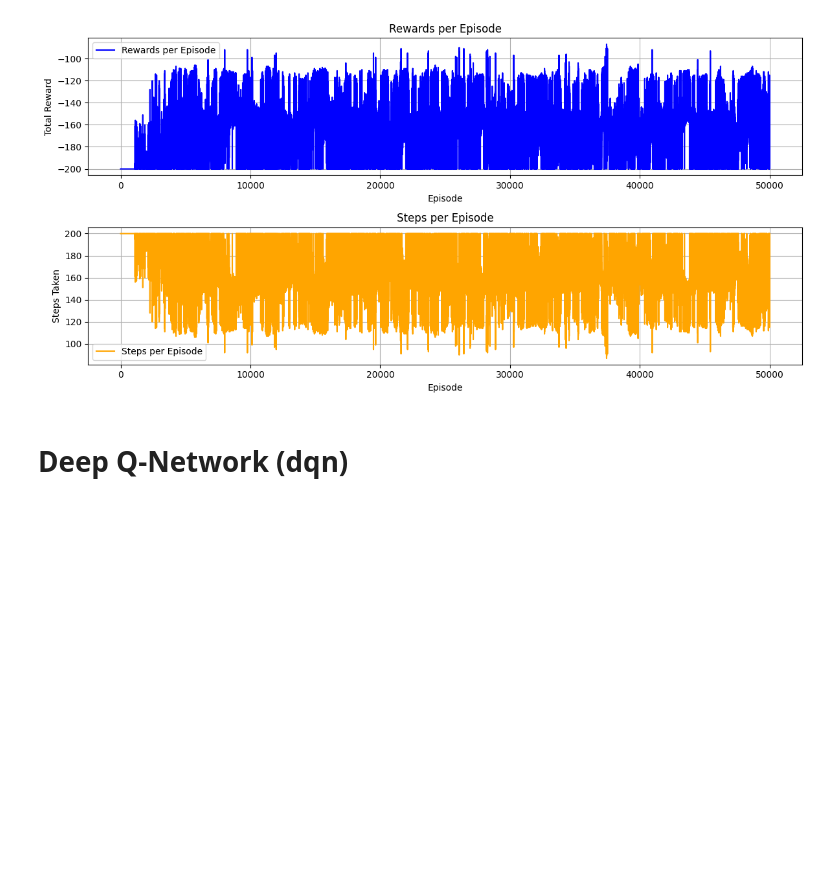
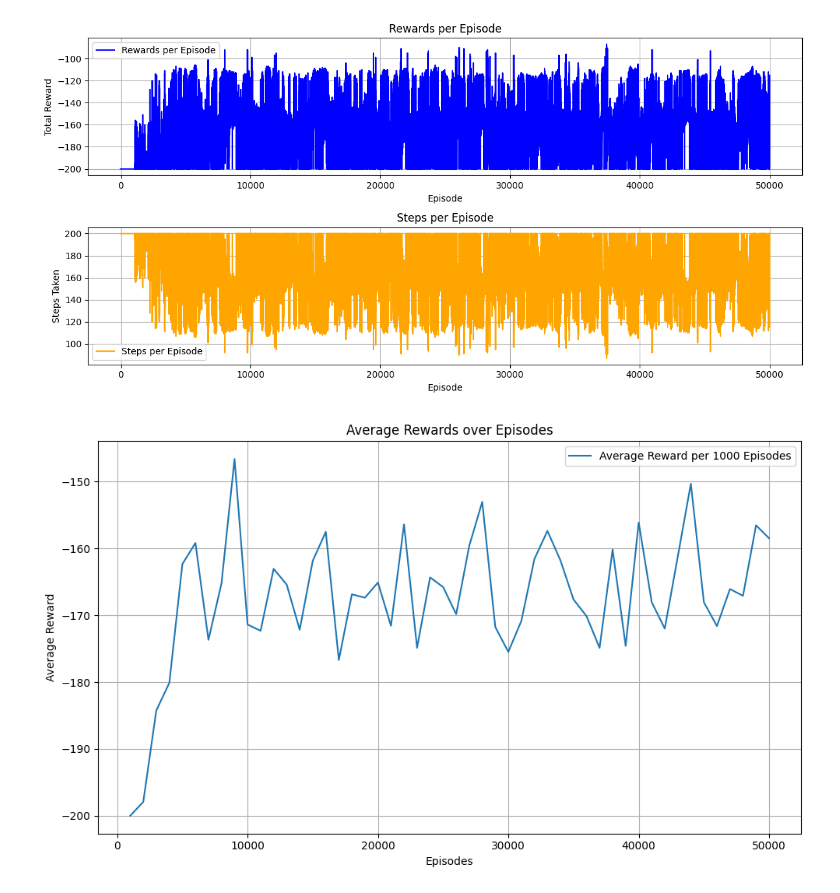
Before and after one commit to Hugana/AAA-P2, a Jupyter notebook: P2.ipynb, the cells around one changed output. Cells and saved outputs as stored; diff of their text form; code cells hidden in the pictures; blank space fills up the shorter version.

```diff
--- a/P2.ipynb
+++ b/P2.ipynb
@@ -338,6 +338,32 @@ plt.tight_layout()
 plt.show()
 # %% [output]
 [figure]
+# %%
+# Use your actual data
+episode_rewards_best_average = all_results[max_avg_reward_index]["episode_rewards"]
+
+# Calculate averages for every 1000 episodes
+chunk_size = 1000
+averaged_rewards = [
+    np.mean(episode_rewards_best_average[i:i + chunk_size])
+    for i in range(0, len(episode_rewards_best_average), chunk_size)
+]
+
+# Generate x-axis values multiplied by 1000 to match original episode indices
+x_values = np.arange(1, len(averaged_rewards) + 1) * chunk_size
+
+# Plot the results
+plt.figure(figsize=(10, 6))
+plt.plot(x_values, averaged_rewards, label="Average Reward per 1000 Episodes")
+plt.xlabel("Episodes")
+plt.ylabel("Average Reward")
+plt.title("Average Rewards over Episodes")
+plt.grid(True)
+plt.legend()
+plt.tight_layout()
+plt.show()
+# %% [output]
+[figure, added]
 # %%
 import matplotlib.pyplot as plt
 from matplotlib.animation import PillowWriter
@@ -377,5 +403,3 @@ def q_learning_gif(env, q_table, num_position_bins, num_velocity_bins, output_fi
 # Save the GIF using Matplotlib
 best_q_table = all_results[max_avg_last_100_index]["best_q_table"]
 q_learning_gif(env, best_q_table, num_position_bins, num_velocity_bins, "mountain_car_q_learning.gif")
-# %% [markdown]
-# Deep Q-Network (dqn)
```
Also changed, not shown: parts of 10 cells of this notebook.
